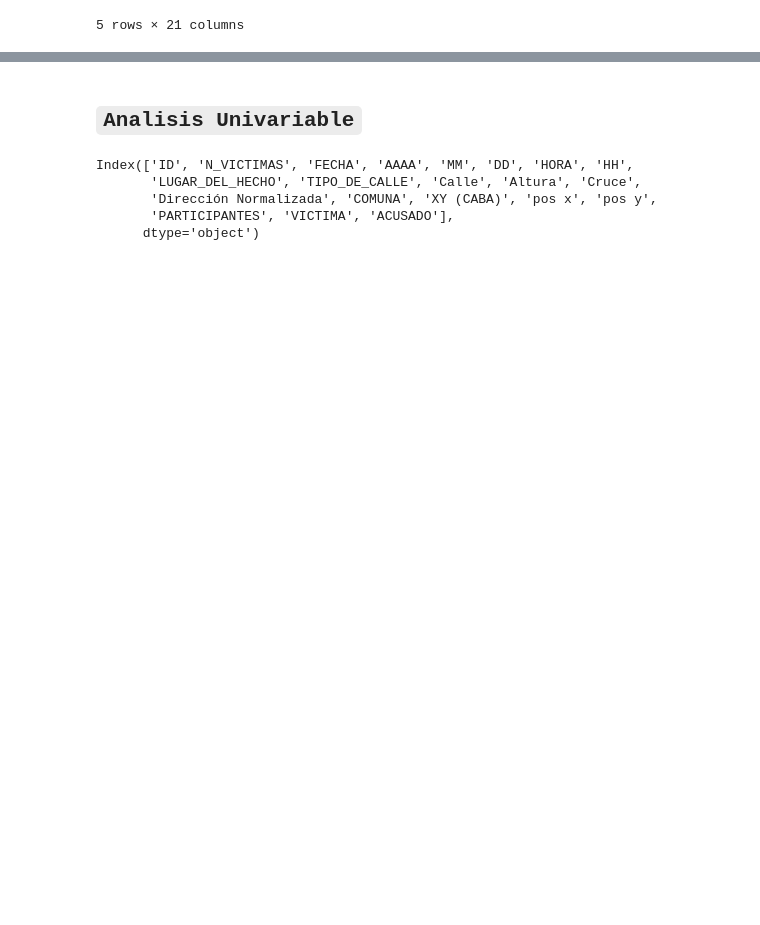
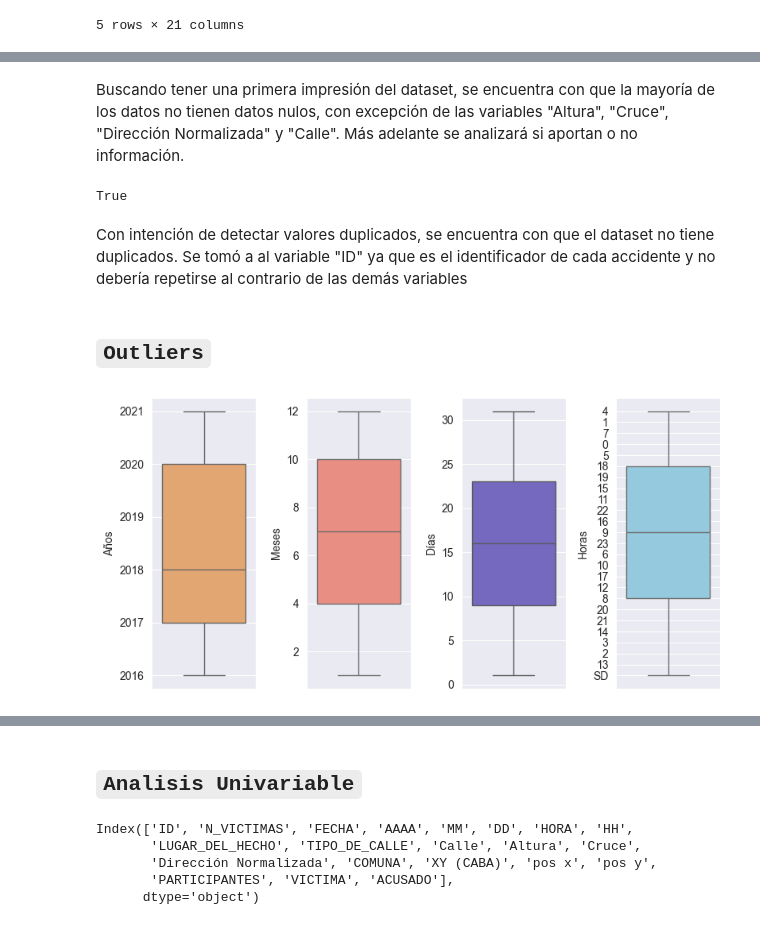
Before and after one commit to RodrigoLopezNunez17/DataOPS---Siniestros-Viales, a Jupyter notebook: EDA/homicidios.ipynb, the cells around one changed output, grey strips where cells are left out. Saved outputs shown, nothing was run; the diff lists cells and outputs as text; code cells hidden in the pictures; blank space fills up the shorter version.

```diff
--- a/EDA/homicidios.ipynb
+++ b/EDA/homicidios.ipynb
@@ -16,0 +37,36 @@ homicidios.head()
+# %% [markdown]
+Buscando tener una primera impresión del dataset, se encuentra con que la mayoría de los datos no tienen datos nulos, con excepción de las variables "Altura", "Cruce", "Dirección Normalizada" y "Calle". Más adelante se analizará si aportan o no información.
+# %%
+homicidios['ID'].nunique()==homicidios.shape[0]
+# %% [output]
+True
+# %% [markdown]
+Con intención de detectar valores duplicados, se encuentra con que el dataset no tiene duplicados. Se tomó a al variable "ID" ya que es el identificador de cada accidente y no debería repetirse al contrario de las demás variables
+# %% [markdown]
+## **`Outliers`**
+# %%
+# Ajustar el tamaño de la figura
+plt.figure(figsize=(10, 4))
+
+plt.subplot(1, 5, 1)
+sns.boxplot(data=homicidios, y='AAAA', color = "#F4A460")
+plt.ylabel('Años')
+
+plt.subplot(1, 5, 2)
+sns.boxplot(data=homicidios, y='MM', color = "#FA8072")
+plt.ylabel('Meses')
+
+plt.subplot(1, 5, 3)
+sns.boxplot(data=homicidios, y='DD', color = "#6A5ACD")
+plt.ylabel('Días')
+
+plt.subplot(1, 5, 4)
+sns.boxplot(data=homicidios, y='HH', color = "#87CEEB")
+plt.ylabel('Horas')
+
+# Ajustar espaciado entre subplots
+plt.tight_layout()
+
+plt.show()
+# %% [output]
+[figure, added]
```
Also changed, not shown: parts of 38 cells of this notebook, 2 other files.
